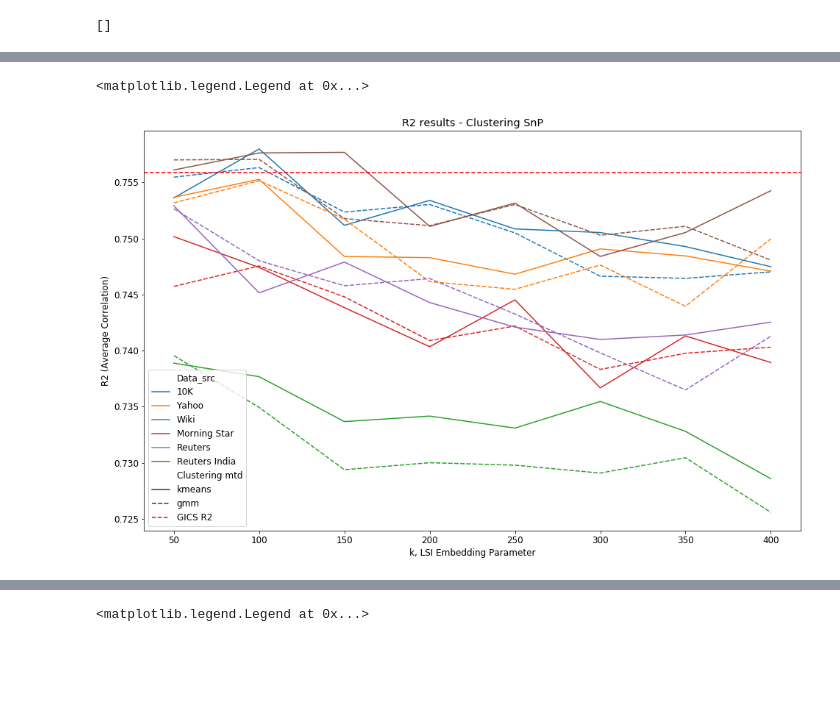
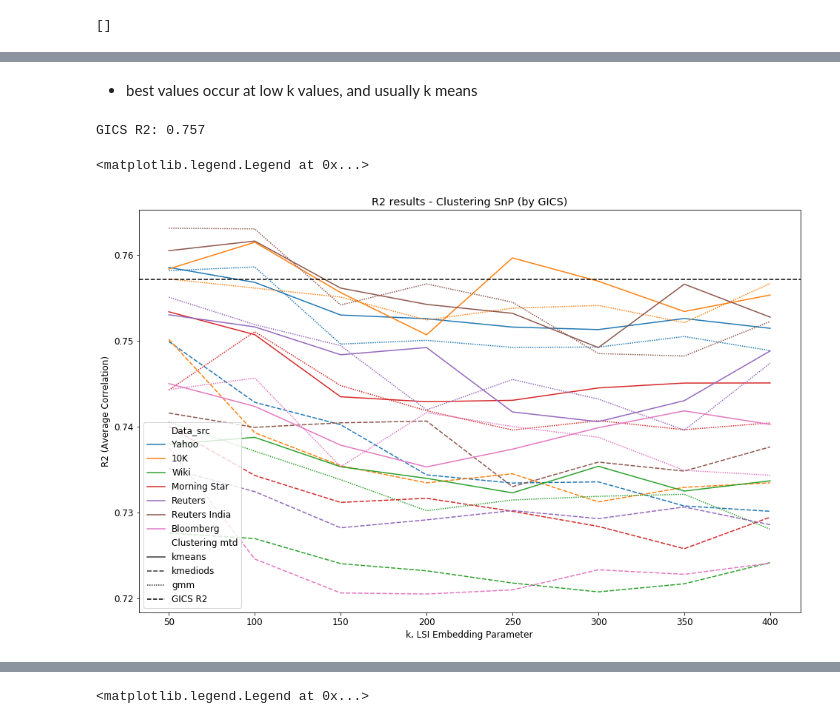
Before and after one commit to Sivalavida/Text-based-Industry-Classification, a Jupyter notebook: LSI Word Embedding.ipynb, the cells around one changed output, grey strips where cells are left out. Drawn from its saved outputs; the diff is of its cells as text; code cells hidden in the pictures; blank space fills up the shorter version.

```diff
--- a/LSI Word Embedding.ipynb
+++ b/LSI Word Embedding.ipynb
@@ -938,8 +1102,7 @@ def gmm_cluster(dtm):
     input: Document Matrix
     output: list indicating clusters
     '''
-    gmm = GaussianMixture(n_components=NUM_INDUSTRIES)
+    gmm = GaussianMixture(n_components=NUM_INDUSTRIES, random_state=0)
     gmm.fit(dtm)
-    return gmm.labels_
-#     pred = gmm.predict(dtm)
-#     return pred
+    pred = gmm.predict(dtm)
+    return pred
@@ -1050,0 +1111,6 @@ list(filter(t,cluster_corrs))
+# %%
+dtm = dtms[0].toarray()
+cluster_allocation = kmedioids_cluster(dtm, return_str=True)
+
+pca = PCA(n_components=2, random_state=0)
+dtm_pca = pca.fit_transform(dtm)
@@ -1188,20 +1271,26 @@ dtms[0].shape
 # %%
 std_class_df = pd.DataFrame(DESC_DFS[0][STANDARD_CLASSIFIER].cat.codes, columns=[STANDARD_CLASSIFIER])
 cluster_dfs_list = [DESC_DFS[0][['Ticker']], std_class_df]
-for i in range(len(DATA_SRCS)):
+for i in tnrange(len(DATA_SRCS)):
     data_src = DATA_SRCS[i]
     for k in tnrange(50, 401, 50):
         # LSI Embedding
-        lsa_k = TruncatedSVD(k, algorithm = 'arpack')
+        lsa_k = TruncatedSVD(k, algorithm = 'arpack', random_state=0)
         dtm_lsa_k = lsa_k.fit_transform(dtms[i])
         dtm_lsa_k = Normalizer(copy=False).fit_transform(dtm_lsa_k)
         # K-Means
         clusters_k = kmeans_cluster(dtm_lsa_k)
         cluster_dfs_list.append(pd.DataFrame(clusters_k, columns=['{}_lsi_{}_kmeans'.format(data_src, str(k))]))
+        # K-Medioids
+        clusters_k = kmedioids_cluster(dtm_lsa_k)
+        cluster_dfs_list.append(pd.DataFrame(clusters_k, columns=['{}_lsi_{}_kmediods'.format(data_src, str(k))]))
+        # K-Medians
+        pass
         # GMM
         clusters_k = gmm_cluster(dtm_lsa_k)
         cluster_dfs_list.append(pd.DataFrame(clusters_k, columns=['{}_lsi_{}_gmm'.format(data_src, str(k))]))
         # Cosine_similarity
+        pass
 
 all_cluster = pd.concat(cluster_dfs_list, axis=1)
 # %%
@@ -1289,7 +1391,7 @@ for cluster_mtd in tqdm(all_cluster_filtered.columns):
         STANDARD_CLASSIFIER_R2 = avg_R2
     else:
         data_src, _, k, clustering_mtd = cluster_mtd.split('_')
-        mtds_R2_list.append([data_src, k, clustering_mtd, avg_R2])
+        mtds_R2_list.append([data_src, int(k), clustering_mtd, avg_R2])
 
 avg_R2_df = pd.DataFrame(mtds_R2_list, columns=['Data_src', 'k', 'Clustering mtd', 'Average R2'])
 # %%
@@ -1304,11 +1423,15 @@ avg_R2_df.head()
+# %% [markdown]
+- best values occur at low k values, and usually k means
 # %%
 TITLE = 'R2 results - Clustering SnP (by GICS)'
+print('GICS R2: %.3f'%STANDARD_CLASSIFIER_R2)
 plt.figure(figsize=(16,10))
-ax = sns.lineplot(data=avg_R2_df, x='k', y='Average R2', hue='Data_src', style='Clustering mtd', sort=False)
-ax.axhline(STANDARD_CLASSIFIER_R2, color="red", linestyle="--", label=STANDARD_CLASSIFIER+' R2')
+ax = sns.lineplot(data=avg_R2_df, x='k', y='Average R2', hue='Data_src', style='Clustering mtd')
+ax.axhline(STANDARD_CLASSIFIER_R2, color="black", linestyle="--", label=STANDARD_CLASSIFIER+' R2')
 ax.set(xlabel='k, LSI Embedding Parameter', ylabel='R2 (Average Correlation)', title=TITLE)
 plt.legend()
 # plt.savefig(TITLE)
 # %% [output]
-<matplotlib.legend.Legend at 0x...>
+GICS R2: 0.757
+<matplotlib.legend.Legend at 0x...>
-[figure, old version]
+[figure, new version]
```
Also changed, not shown: parts of 113 cells of this notebook, 4 other files.
